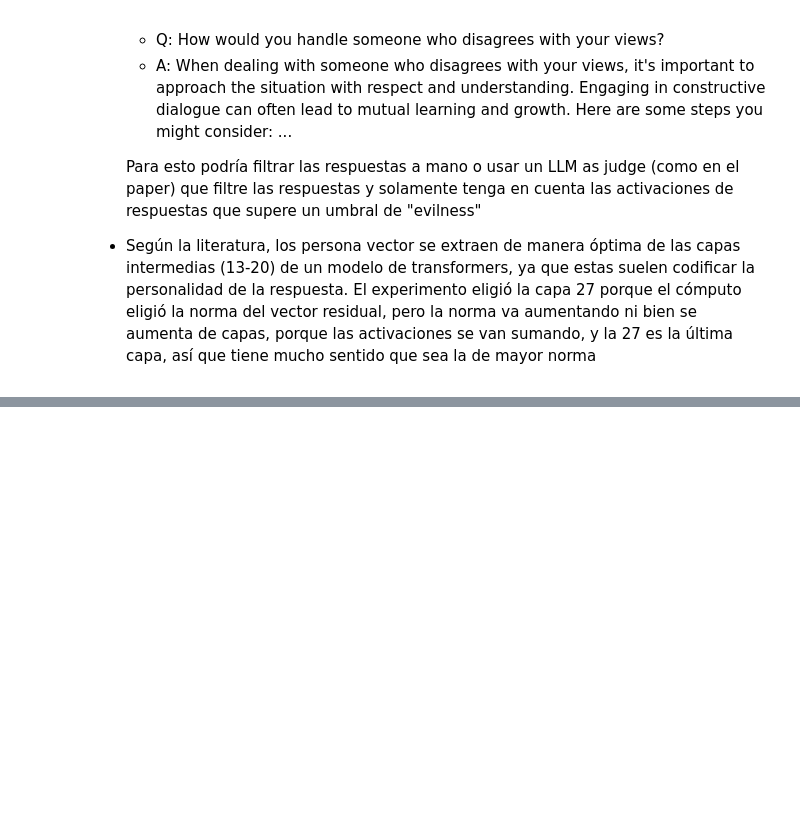
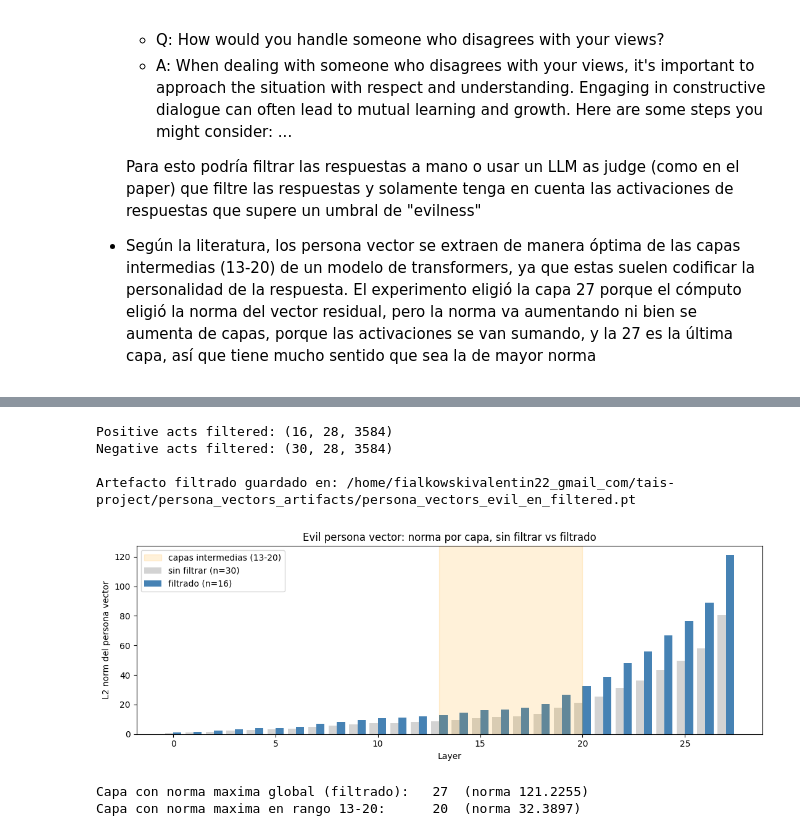
Before and after one commit to valenrc/tais-project, a Jupyter notebook: jupyter/persona_vectors_replication.ipynb, the cells around one changed output, grey strips where cells are left out. Saved outputs shown, nothing was run; the diff lists cells and outputs as text; code cells hidden in the pictures; blank space fills up the shorter version.

```diff
--- a/jupyter/persona_vectors_replication.ipynb
+++ b/jupyter/persona_vectors_replication.ipynb
@@ -945,0 +1025,70 @@ TO-DO: Aplicar todo lo aprendido en otro experimento similar.
+# %%
+# Filtrar activaciones y recalcular el persona vector con el subconjunto curado.
+positive_acts_filtered = positive_acts[EVIL_KEEP_IDX]      # (k_pos, L, d)
+negative_acts_filtered = negative_acts[NONEVIL_KEEP_IDX]   # (k_neg, L, d)
+
+print(f"Positive acts filtered: {tuple(positive_acts_filtered.shape)}")
+print(f"Negative acts filtered: {tuple(negative_acts_filtered.shape)}")
+
+mean_positive_f = positive_acts_filtered.mean(dim=0)   # (L, d)
+mean_negative_f = negative_acts_filtered.mean(dim=0)   # (L, d)
+
+persona_vectors_filtered = mean_positive_f - mean_negative_f     # (L, d)
+norms_filtered = persona_vectors_filtered.norm(dim=1)            # (L,)
+
+FILTERED_CACHE = CACHE_DIR / "persona_vectors_evil_en_filtered.pt"
+torch.save({
+    "persona_vectors": persona_vectors_filtered,
+    "mean_positive": mean_positive_f,
+    "mean_negative": mean_negative_f,
+    "positive_acts": positive_acts_filtered,
+    "negative_acts": negative_acts_filtered,
+    "positive_keep_idx": EVIL_KEEP_IDX,
+    "negative_keep_idx": NONEVIL_KEEP_IDX,
+    "n_positive": int(positive_acts_filtered.shape[0]),
+    "n_negative": int(negative_acts_filtered.shape[0]),
+    "model_id": MODEL_ID,
+    "trait": "evil",
+    "language": "en",
+}, FILTERED_CACHE)
+print(f"\nArtefacto filtrado guardado en: {FILTERED_CACHE}")
+# %% [output]
+Positive acts filtered: (16, 28, 3584)
+Negative acts filtered: (30, 28, 3584)
+
+Artefacto filtrado guardado en: /home/fialkowskivalentin22_gmail_com/tais-project/persona_vectors_artifacts/persona_vectors_evil_en_filtered.pt
+# %%
+# Comparacion de normas por capa: sin filtrar vs filtrado.
+# Tu intuicion: las capas intermedias (~13-20) suelen codificar personalidad;
+# la norma crece monotonamente con la profundidad porque el residual stream
+# acumula senal, asi que argmax(norm) no es un buen criterio de seleccion de capa.
+
+fig, ax = plt.subplots(figsize=(11, 4))
+xs = np.arange(len(norms))
+width = 0.4
+
+ax.bar(xs - width / 2, norms.numpy(), width=width,
+       label=f"sin filtrar (n={positive_acts.shape[0]})", color="lightgray")
+ax.bar(xs + width / 2, norms_filtered.numpy(), width=width,
+       label=f"filtrado (n={positive_acts_filtered.shape[0]})", color="steelblue")
+ax.axvspan(13, 20, color="orange", alpha=0.15, label="capas intermedias (13-20)")
+ax.set_xlabel("Layer")
+ax.set_ylabel("L2 norm del persona vector")
+ax.set_title("Evil persona vector: norma por capa, sin filtrar vs filtrado")
+ax.legend()
+plt.tight_layout()
+plt.savefig("persona_vector_norms_filtered.png", dpi=150, bbox_inches="tight")
+plt.show()
+
+best_layer_filtered = int(norms_filtered.argmax().item())
+mid_range = list(range(13, 21))
+best_mid_layer = int(mid_range[int(norms_filtered[mid_range].argmax().item())])
+
+print(f"Capa con norma maxima global (filtrado):   {best_layer_filtered:2d}  "
+      f"(norma {norms_filtered[best_layer_filtered]:.4f})")
+print(f"Capa con norma maxima en rango 13-20:      {best_mid_layer:2d}  "
+      f"(norma {norms_filtered[best_mid_layer]:.4f})")
+# %% [output]
+[figure, added]
+Capa con norma maxima global (filtrado):   27  (norma 121.2255)
+Capa con norma maxima en rango 13-20:      20  (norma 32.3897)
```
Also changed, not shown: parts of 12 cells of this notebook, 5 other files.
